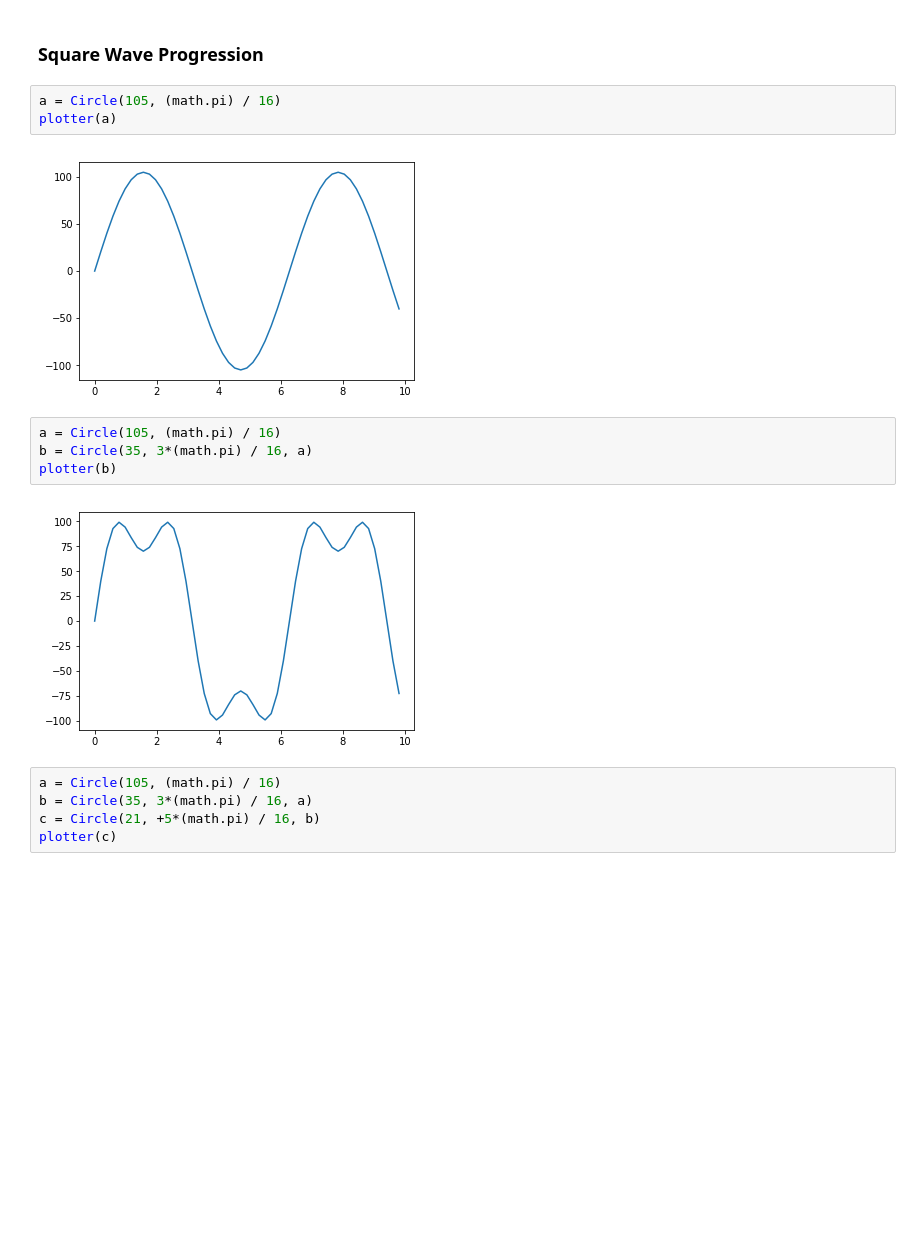
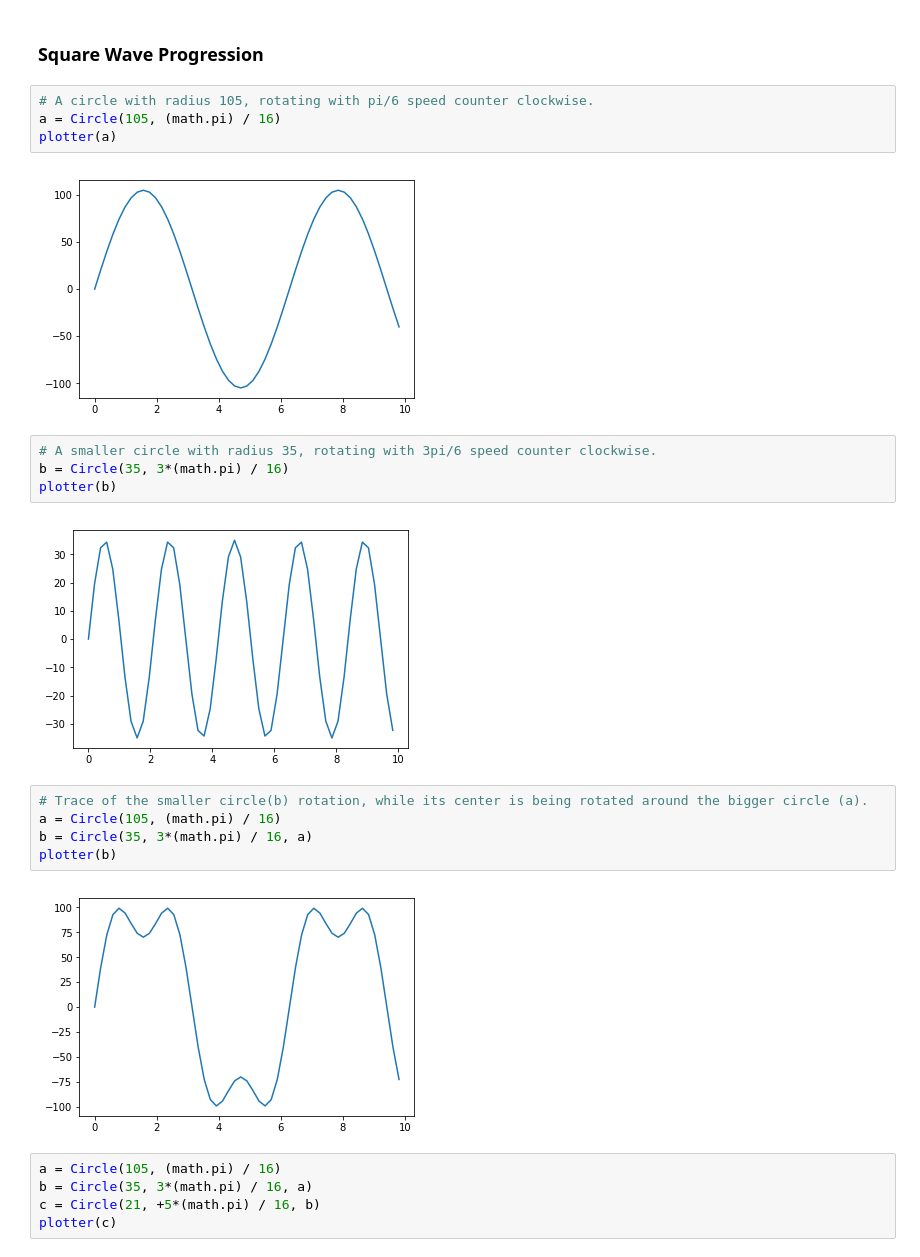
Before and after one commit to akristoffersen/Fourier-Simulator, a Jupyter notebook: Fourier Demo.ipynb, the cells around one changed output. Saved outputs shown, nothing was run; the diff lists cells and outputs as text; blank space fills up the shorter version.

```diff
--- a/Fourier Demo.ipynb
+++ b/Fourier Demo.ipynb
@@ -44,11 +53,19 @@ def plotter(circle, xran=(0,10)):
 # %% [markdown]
 ### Square Wave Progression
 # %%
+# A circle with radius 105, rotating with pi/6 speed counter clockwise.
 a = Circle(105, (math.pi) / 16)
 plotter(a)
 # %% [output]
 [figure]
+# %%
+# A smaller circle with radius 35, rotating with 3pi/6 speed counter clockwise.
+b = Circle(35, 3*(math.pi) / 16)
+plotter(b)
+# %% [output]
+[figure, added]
 # %%
+# Trace of the smaller circle(b) rotation, while its center is being rotated around the bigger circle (a).
 a = Circle(105, (math.pi) / 16)
 b = Circle(35, 3*(math.pi) / 16, a)
 plotter(b)
```
Also changed, not shown: parts of 5 cells of this notebook.
